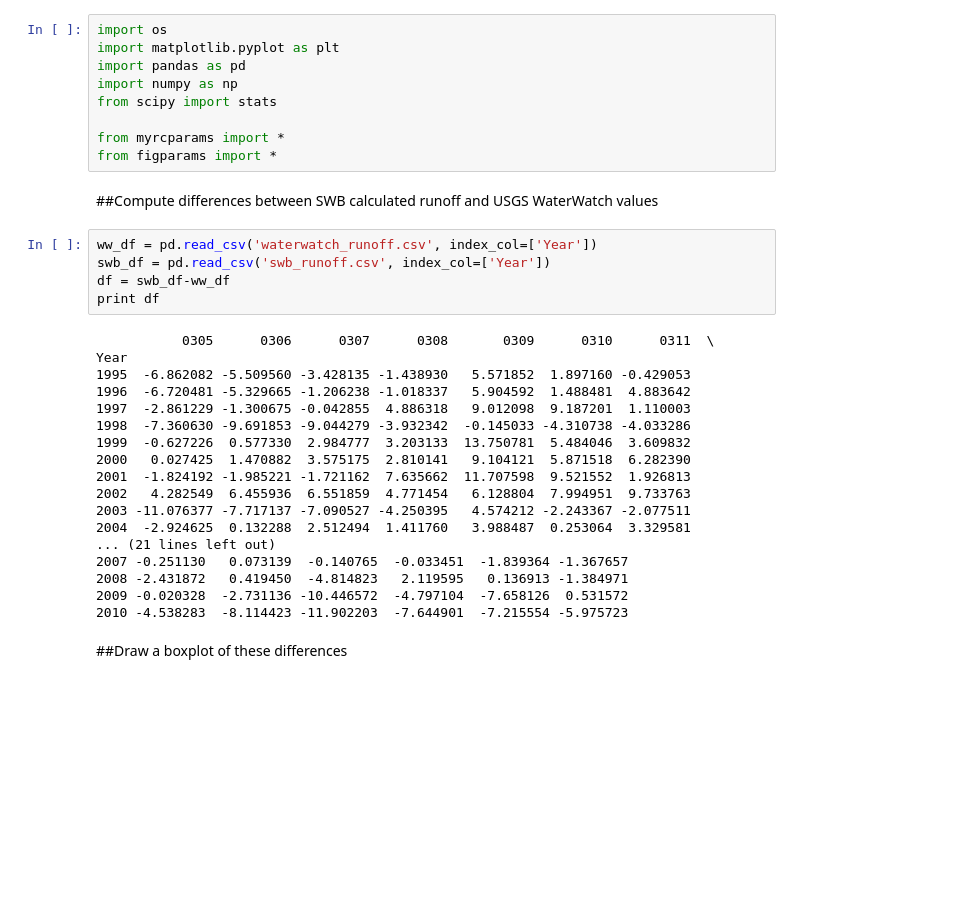
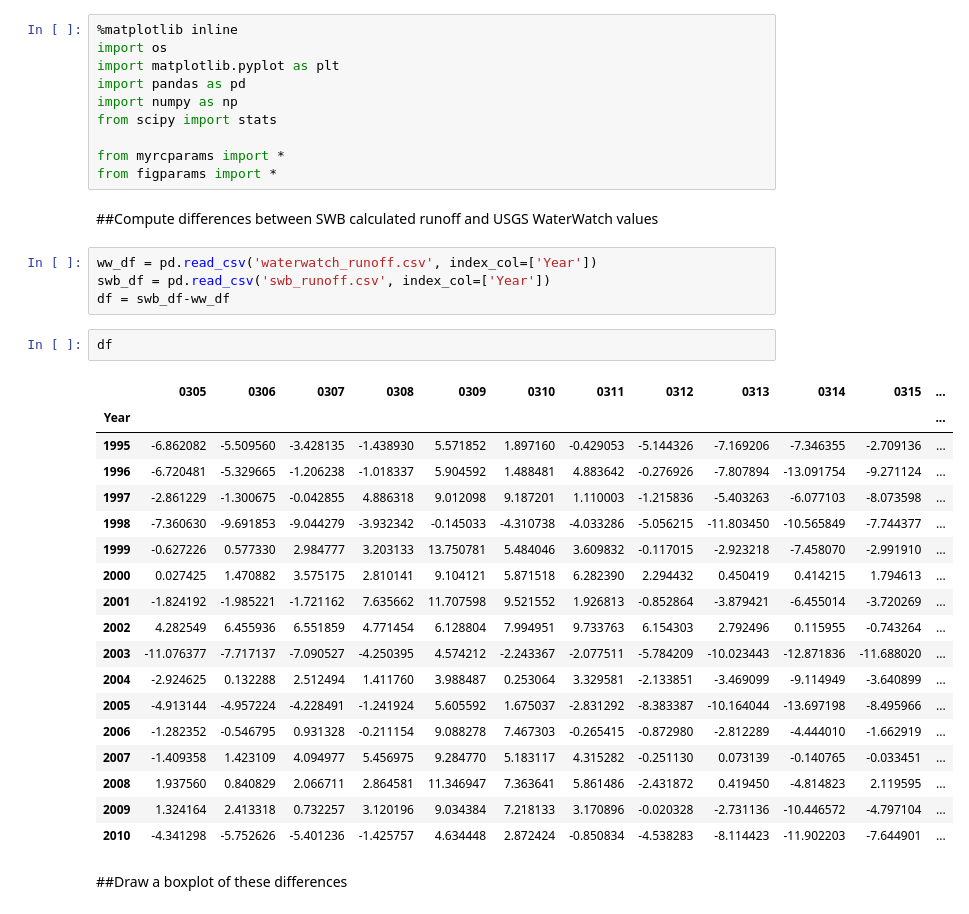
Before and after one commit to jbellino-usgs/notebooks, a Jupyter notebook: swb_runoff_comparison/Analysis.ipynb, the cells around one changed output. Drawn from its saved outputs; the diff is of its cells as text; blank space fills up the shorter version.

```diff
--- a/swb_runoff_comparison/Analysis.ipynb
+++ b/swb_runoff_comparison/Analysis.ipynb
@@ -1,4 +1,5 @@
 # %%
+%matplotlib inline
 import os
 import matplotlib.pyplot as plt
 import pandas as pd
@@ -13,25 +14,27 @@ from figparams import *
 ww_df = pd.read_csv('waterwatch_runoff.csv', index_col=['Year'])
 swb_df = pd.read_csv('swb_runoff.csv', index_col=['Year'])
 df = swb_df-ww_df
-print df
-# %% [output]
-           0305      0306      0307      0308       0309      0310      0311  \
-Year
-1995  -6.862082 -5.509560 -3.428135 -1.438930   5.571852  1.897160 -0.429053
-1996  -6.720481 -5.329665 -1.206238 -1.018337   5.904592  1.488481  4.883642
-1997  -2.861229 -1.300675 -0.042855  4.886318   9.012098  9.187201  1.110003
-1998  -7.360630 -9.691853 -9.044279 -3.932342  -0.145033 -4.310738 -4.033286
-1999  -0.627226  0.577330  2.984777  3.203133  13.750781  5.484046  3.609832
-2000   0.027425  1.470882  3.575175  2.810141   9.104121  5.871518  6.282390
-2001  -1.824192 -1.985221 -1.721162  7.635662  11.707598  9.521552  1.926813
-2002   4.282549  6.455936  6.551859  4.771454   6.128804  7.994951  9.733763
-2003 -11.076377 -7.717137 -7.090527 -4.250395   4.574212 -2.243367 -2.077511
-2004  -2.924625  0.132288  2.512494  1.411760   3.988487  0.253064  3.329581
-... (21 lines left out)
-2007 -0.251130   0.073139  -0.140765  -0.033451  -1.839364 -1.367657
-2008 -2.431872   0.419450  -4.814823   2.119595   0.136913 -1.384971
-2009 -0.020328  -2.731136 -10.446572  -4.797104  -7.658126  0.531572
-2010 -4.538283  -8.114423 -11.902203  -7.644901  -7.215554 -5.975723
+# %%
+df
+# %% [output]
+|  | 0305 | 0306 | 0307 | 0308 | 0309 | 0310 | 0311 | 0312 | 0313 | 0314 | 0315 | ... |
+| Year |  |  |  |  |  |  |  |  |  |  |  | ... |
+| 1995 | -6.862082 | -5.509560 | -3.428135 | -1.438930 | 5.571852 | 1.897160 | -0.429053 | -5.144326 | -7.169206 | -7.346355 | -2.709136 | ... |
+| 1996 | -6.720481 | -5.329665 | -1.206238 | -1.018337 | 5.904592 | 1.488481 | 4.883642 | -0.276926 | -7.807894 | -13.091754 | -9.271124 | ... |
+| 1997 | -2.861229 | -1.300675 | -0.042855 | 4.886318 | 9.012098 | 9.187201 | 1.110003 | -1.215836 | -5.403263 | -6.077103 | -8.073598 | ... |
+| 1998 | -7.360630 | -9.691853 | -9.044279 | -3.932342 | -0.145033 | -4.310738 | -4.033286 | -5.056215 | -11.803450 | -10.565849 | -7.744377 | ... |
+| 1999 | -0.627226 | 0.577330 | 2.984777 | 3.203133 | 13.750781 | 5.484046 | 3.609832 | -0.117015 | -2.923218 | -7.458070 | -2.991910 | ... |
+| 2000 | 0.027425 | 1.470882 | 3.575175 | 2.810141 | 9.104121 | 5.871518 | 6.282390 | 2.294432 | 0.450419 | 0.414215 | 1.794613 | ... |
+| 2001 | -1.824192 | -1.985221 | -1.721162 | 7.635662 | 11.707598 | 9.521552 | 1.926813 | -0.852864 | -3.879421 | -6.455014 | -3.720269 | ... |
+| 2002 | 4.282549 | 6.455936 | 6.551859 | 4.771454 | 6.128804 | 7.994951 | 9.733763 | 6.154303 | 2.792496 | 0.115955 | -0.743264 | ... |
+| 2003 | -11.076377 | -7.717137 | -7.090527 | -4.250395 | 4.574212 | -2.243367 | -2.077511 | -5.784209 | -10.023443 | -12.871836 | -11.688020 | ... |
+| 2004 | -2.924625 | 0.132288 | 2.512494 | 1.411760 | 3.988487 | 0.253064 | 3.329581 | -2.133851 | -3.469099 | -9.114949 | -3.640899 | ... |
+| 2005 | -4.913144 | -4.957224 | -4.228491 | -1.241924 | 5.605592 | 1.675037 | -2.831292 | -8.383387 | -10.164044 | -13.697198 | -8.495966 | ... |
+| 2006 | -1.282352 | -0.546795 | 0.931328 | -0.211154 | 9.088278 | 7.467303 | -0.265415 | -0.872980 | -2.812289 | -4.444010 | -1.662919 | ... |
+| 2007 | -1.409358 | 1.423109 | 4.094977 | 5.456975 | 9.284770 | 5.183117 | 4.315282 | -0.251130 | 0.073139 | -0.140765 | -0.033451 | ... |
+| 2008 | 1.937560 | 0.840829 | 2.066711 | 2.864581 | 11.346947 | 7.363641 | 5.861486 | -2.431872 | 0.419450 | -4.814823 | 2.119595 | ... |
+| 2009 | 1.324164 | 2.413318 | 0.732257 | 3.120196 | 9.034384 | 7.218133 | 3.170896 | -0.020328 | -2.731136 | -10.446572 | -4.797104 | ... |
+| 2010 | -4.341298 | -5.752626 | -5.401236 | -1.425757 | 4.634448 | 2.872424 | -0.850834 | -4.538283 | -8.114423 | -11.902203 | -7.644901 | ... |
 # %% [markdown]
 ##Draw a boxplot of these differences
 # %%
```
Also changed, not shown: parts of 8 cells of this notebook.
